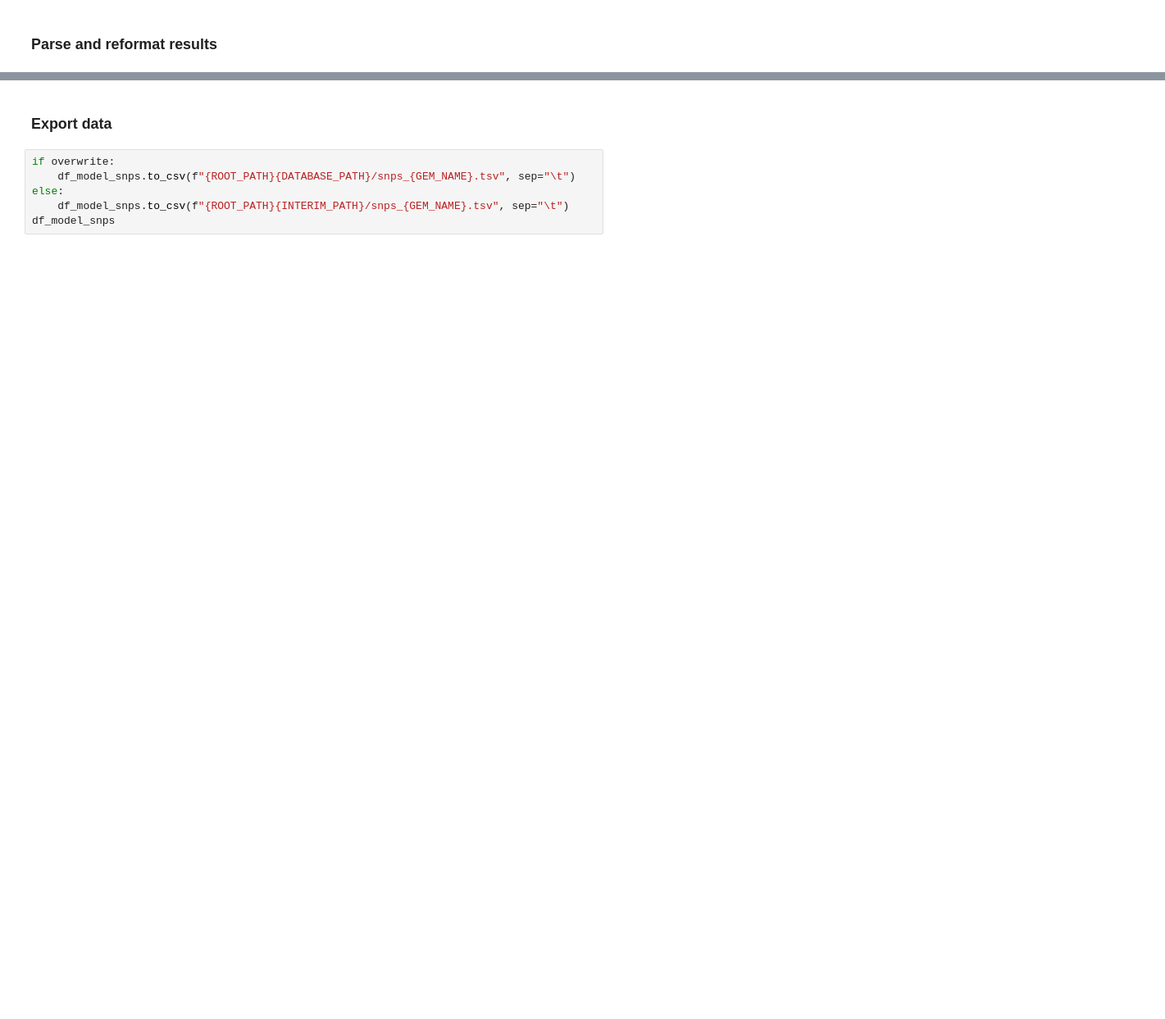
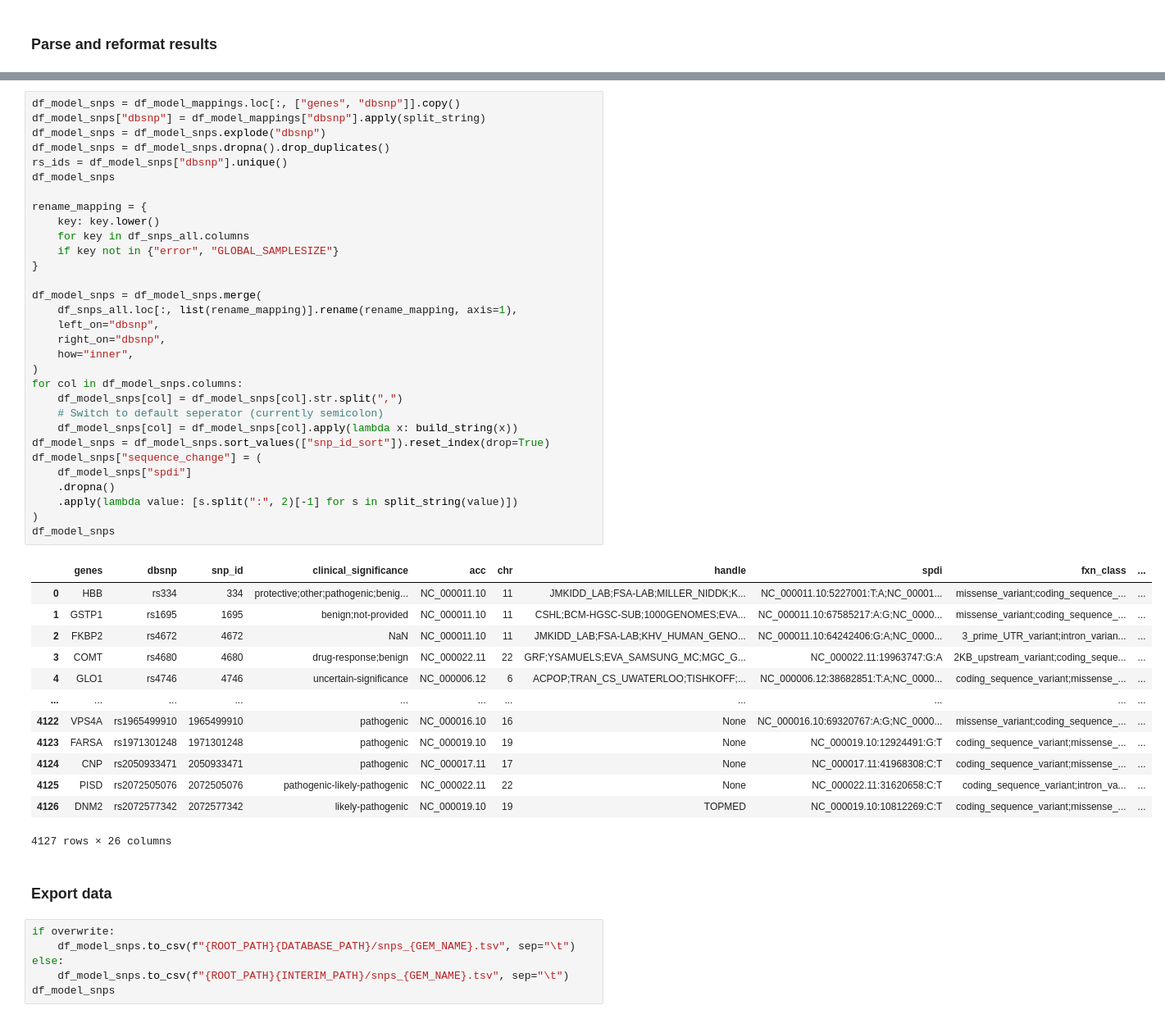
Before and after one commit to z-haiman/RBC-GEM, a Jupyter notebook: code/notebooks/data/ExtractData_dbSNP.ipynb, the cells around one changed output, grey strips where cells are left out. Shown at 82% size. Cells and saved outputs as stored; diff of their text form; blank space fills up the shorter version.

```diff
--- a/code/notebooks/data/ExtractData_dbSNP.ipynb
+++ b/code/notebooks/data/ExtractData_dbSNP.ipynb
@@ -194,3 +180,48 @@ df_model_snps
+# %%
+df_model_snps = df_model_mappings.loc[:, ["genes", "dbsnp"]].copy()
+df_model_snps["dbsnp"] = df_model_mappings["dbsnp"].apply(split_string)
+df_model_snps = df_model_snps.explode("dbsnp")
+df_model_snps = df_model_snps.dropna().drop_duplicates()
+rs_ids = df_model_snps["dbsnp"].unique()
+df_model_snps
+
+rename_mapping = {
+    key: key.lower()
+    for key in df_snps_all.columns
+    if key not in {"error", "GLOBAL_SAMPLESIZE"}
+}
+
+df_model_snps = df_model_snps.merge(
+    df_snps_all.loc[:, list(rename_mapping)].rename(rename_mapping, axis=1),
+    left_on="dbsnp",
+    right_on="dbsnp",
+    how="inner",
+)
+for col in df_model_snps.columns:
+    df_model_snps[col] = df_model_snps[col].str.split(",")
+    # Switch to default seperator (currently semicolon)
+    df_model_snps[col] = df_model_snps[col].apply(lambda x: build_string(x))
+df_model_snps = df_model_snps.sort_values(["snp_id_sort"]).reset_index(drop=True)
+df_model_snps["sequence_change"] = (
+    df_model_snps["spdi"]
+    .dropna()
+    .apply(lambda value: [s.split(":", 2)[-1] for s in split_string(value)])
+)
+df_model_snps
+# %% [output]
+|  | genes | dbsnp | snp_id | clinical_significance | acc | chr | handle | spdi | fxn_class | ... |
+| 0 | HBB | rs334 | 334 | protective;other;pathogenic;benig... | NC_000011.10 | 11 | JMKIDD_LAB;FSA-LAB;MILLER_NIDDK;K... | NC_000011.10:5227001:T:A;NC_00001... | missense_variant;coding_sequence_... | ... |
+| 1 | GSTP1 | rs1695 | 1695 | benign;not-provided | NC_000011.10 | 11 | CSHL;BCM-HGSC-SUB;1000GENOMES;EVA... | NC_000011.10:67585217:A:G;NC_0000... | missense_variant;coding_sequence_... | ... |
+| 2 | FKBP2 | rs4672 | 4672 | NaN | NC_000011.10 | 11 | JMKIDD_LAB;FSA-LAB;KHV_HUMAN_GENO... | NC_000011.10:64242406:G:A;NC_0000... | 3_prime_UTR_variant;intron_varian... | ... |
+| 3 | COMT | rs4680 | 4680 | drug-response;benign | NC_000022.11 | 22 | GRF;YSAMUELS;EVA_SAMSUNG_MC;MGC_G... | NC_000022.11:19963747:G:A | 2KB_upstream_variant;coding_seque... | ... |
+| 4 | GLO1 | rs4746 | 4746 | uncertain-significance | NC_000006.12 | 6 | ACPOP;TRAN_CS_UWATERLOO;TISHKOFF;... | NC_000006.12:38682851:T:A;NC_0000... | coding_sequence_variant;missense_... | ... |
+| ... | ... | ... | ... | ... | ... | ... | ... | ... | ... | ... |
+| 4122 | VPS4A | rs1965499910 | 1965499910 | pathogenic | NC_000016.10 | 16 | None | NC_000016.10:69320767:A:G;NC_0000... | missense_variant;coding_sequence_... | ... |
+| 4123 | FARSA | rs1971301248 | 1971301248 | pathogenic | NC_000019.10 | 19 | None | NC_000019.10:12924491:G:T | coding_sequence_variant;missense_... | ... |
+| 4124 | CNP | rs2050933471 | 2050933471 | pathogenic | NC_000017.11 | 17 | None | NC_000017.11:41968308:C:T | coding_sequence_variant;missense_... | ... |
+| 4125 | PISD | rs2072505076 | 2072505076 | pathogenic-likely-pathogenic | NC_000022.11 | 22 | None | NC_000022.11:31620658:C:T | coding_sequence_variant;intron_va... | ... |
+| 4126 | DNM2 | rs2072577342 | 2072577342 | likely-pathogenic | NC_000019.10 | 19 | TOPMED | NC_000019.10:10812269:C:T | coding_sequence_variant;missense_... | ... |
+4127 rows × 26 columns
 # %% [markdown]
 ### Export data
 # %%
```
Also changed, not shown: parts of 12 cells of this notebook, 40 other files.
